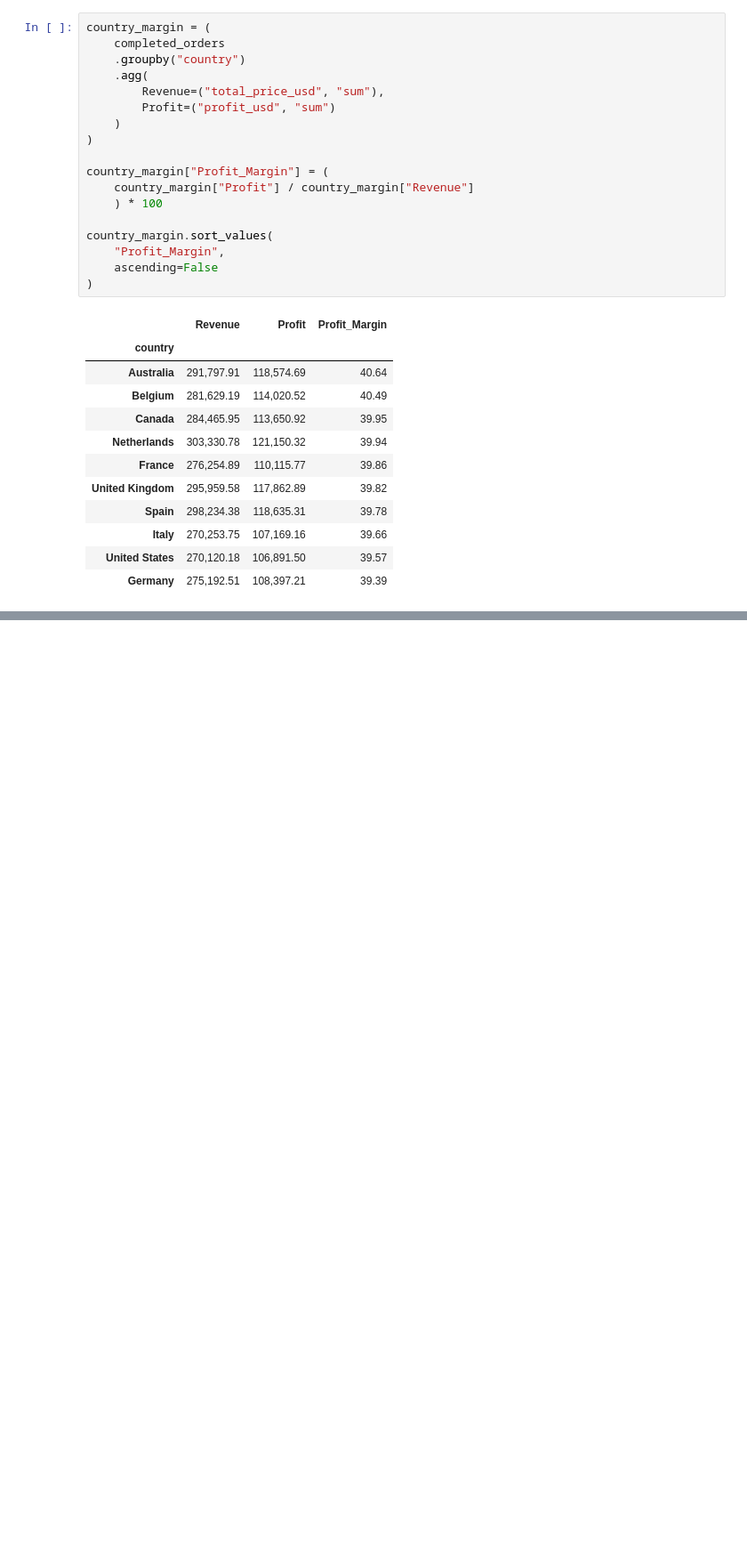
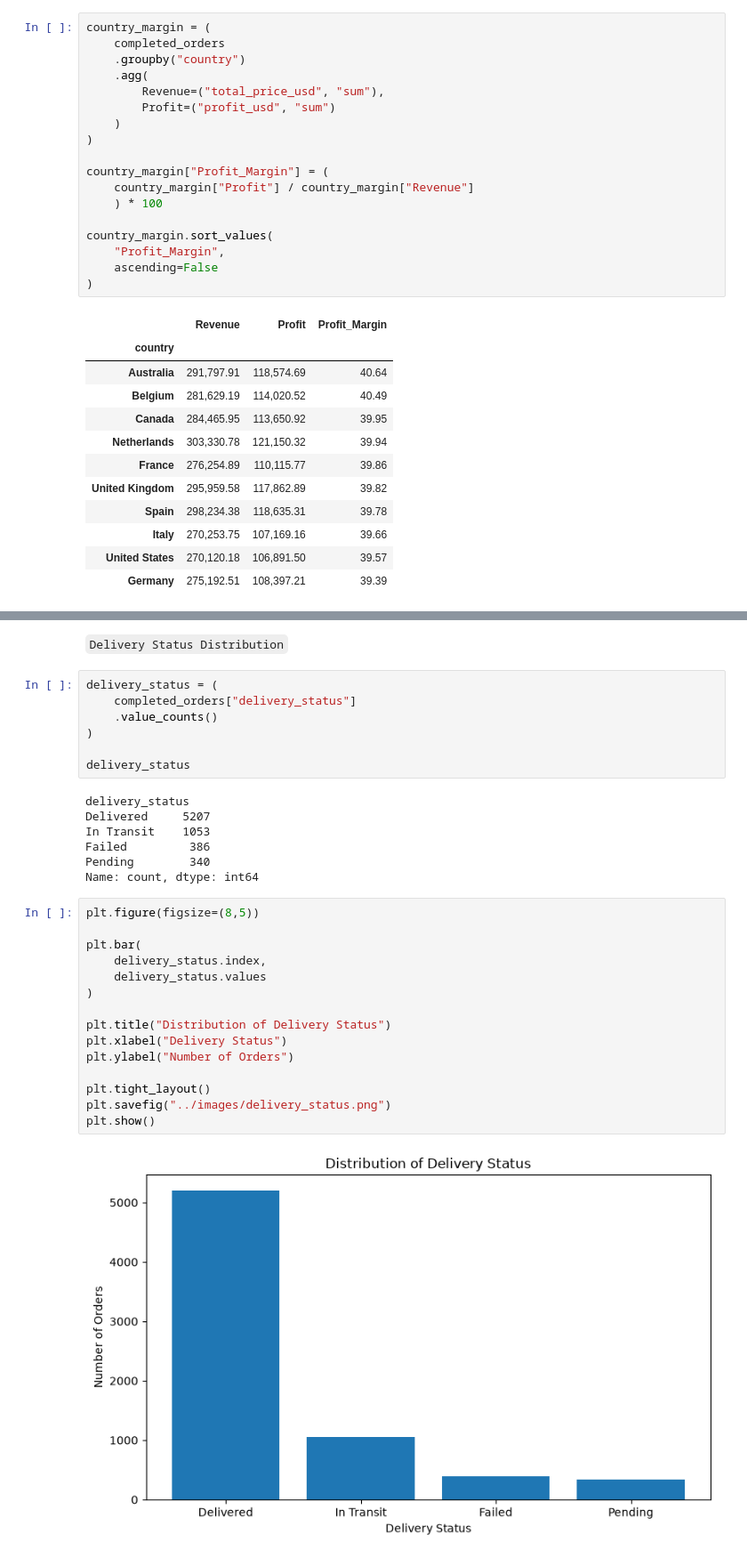
Before and after one commit to Suman-byte8/global-e-commerce-dataset-1M-records-2024-2026-analysis, a Jupyter notebook: notebooks/02_Exploratory_Data_Analysis.ipynb, the cells around one changed output, grey strips where cells are left out. Shown at 89% size. Cells and saved outputs as stored; diff of their text form; blank space fills up the shorter version.

Commit message:
add shipping and delivery performance analysis

````diff
--- a/notebooks/02_Exploratory_Data_Analysis.ipynb
+++ b/notebooks/02_Exploratory_Data_Analysis.ipynb
@@ -1794,0 +1819,33 @@ country_margin.sort_values(
+# %% [markdown]
+```Delivery Status Distribution```
+# %%
+delivery_status = (
+    completed_orders["delivery_status"]
+    .value_counts()
+)
+
+delivery_status
+# %% [output]
+delivery_status
+Delivered     5207
+In Transit    1053
+Failed         386
+Pending        340
+Name: count, dtype: int64
+# %%
+plt.figure(figsize=(8,5))
+
+plt.bar(
+    delivery_status.index,
+    delivery_status.values
+)
+
+plt.title("Distribution of Delivery Status")
+plt.xlabel("Delivery Status")
+plt.ylabel("Number of Orders")
+
+plt.tight_layout()
+plt.savefig("../images/delivery_status.png")
+plt.show()
+# %% [output]
+[figure, added]
````
Also changed, not shown: parts of 21 cells of this notebook, 6 other files.
